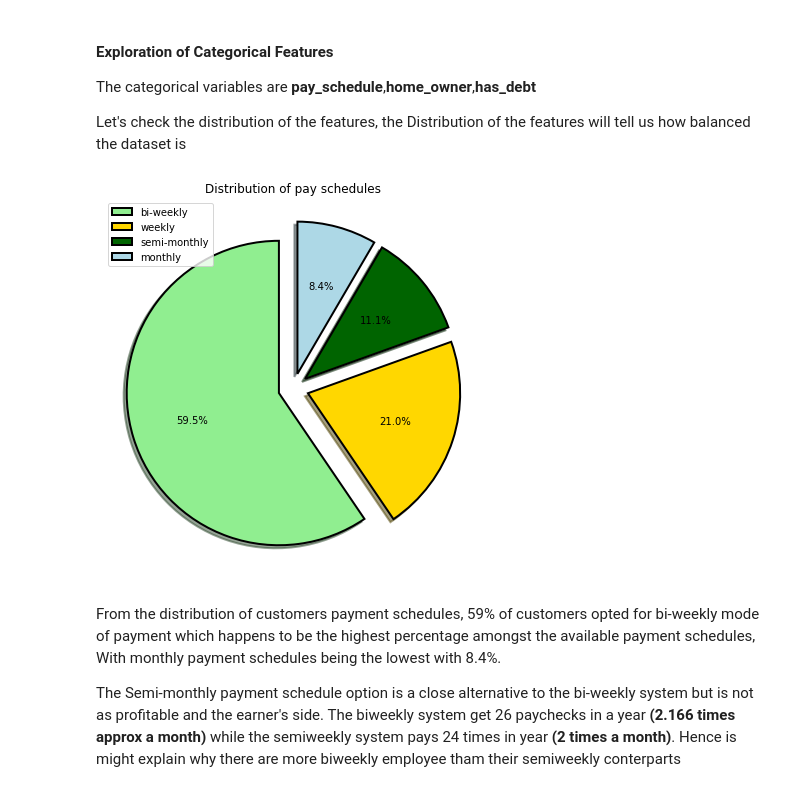
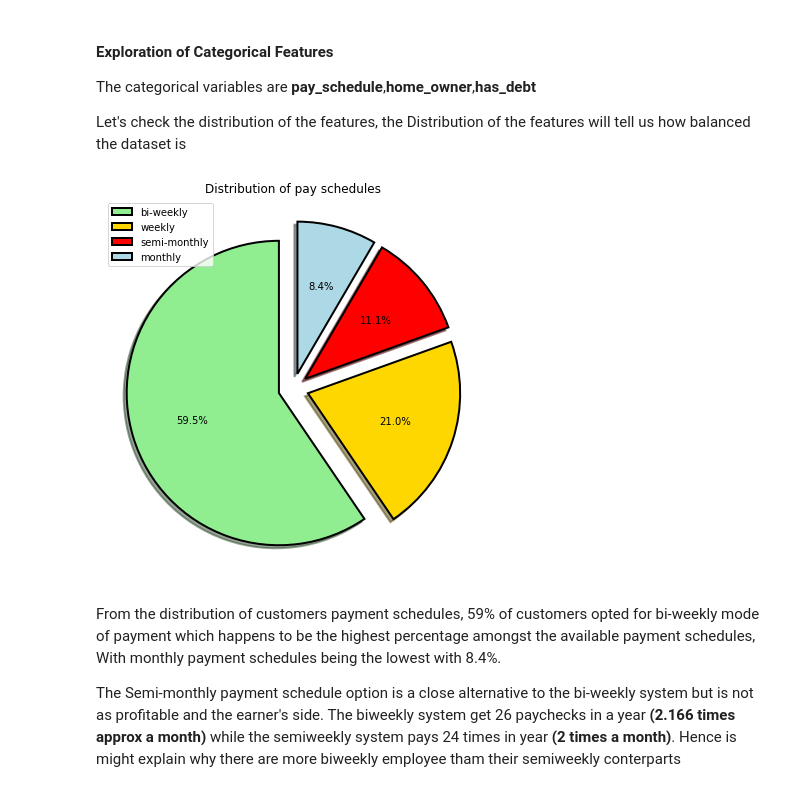
Before and after one commit to Apprentice-doa/DataFestAfrica-Hackathon--E-Process-Applicaton-Classification, a Jupyter notebook: Borrowme EDA.ipynb, the cells around one changed output. Saved outputs shown, nothing was run; the diff lists cells and outputs as text; code cells hidden in the pictures.

```diff
--- a/Borrowme EDA.ipynb
+++ b/Borrowme EDA.ipynb
@@ -105,18 +105,18 @@ Let's check the distribution of the features, the Distribution of the features w
 # %%
 #Distribution of pay_schedule
 
 fig = plt.figure(figsize = (7,7))
-colors = ('lightgreen', 'gold', 'darkgreen', 'lightblue')
+colors = ('lightgreen', 'gold', 'red', 'lightblue')
 labels = ('Positive', 'Neutral', 'Negative')
 wp = {'linewidth':2, 'edgecolor':'black'}
 tags = trainset['pay_schedule'].value_counts()
 explode = (0.1, 0.1, 0.1, 0.1)
 tags.plot(kind = 'pie', autopct = '%1.1f%%', shadow = True, colors = colors,
          startangle = 90, wedgeprops = wp, explode = explode, label = '', labels = None, legend = True)
 plt.title('Distribution of pay schedules')
 plt.show()
 # %% [output]
-[figure, old version]
+[figure, new version]
 # %% [markdown]
 From the distribution of customers payment schedules, 59% of customers opted for bi-weekly mode of payment which happens to be the highest percentage amongst the available payment schedules, With monthly payment schedules being the lowest with 8.4%.
 
```
Also changed, not shown: parts of 20 cells of this notebook.
